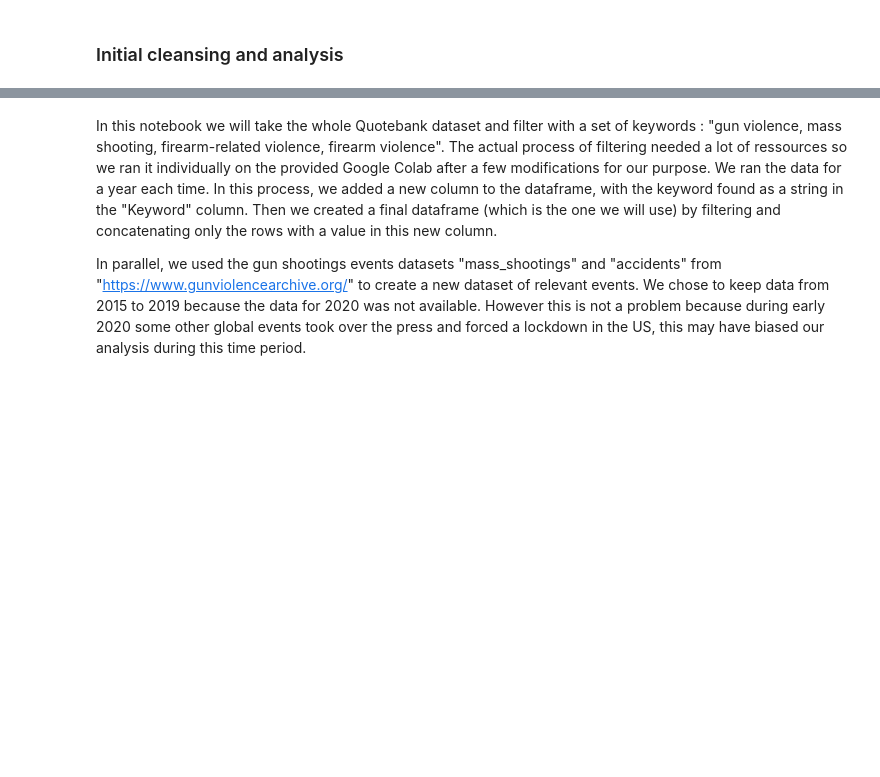
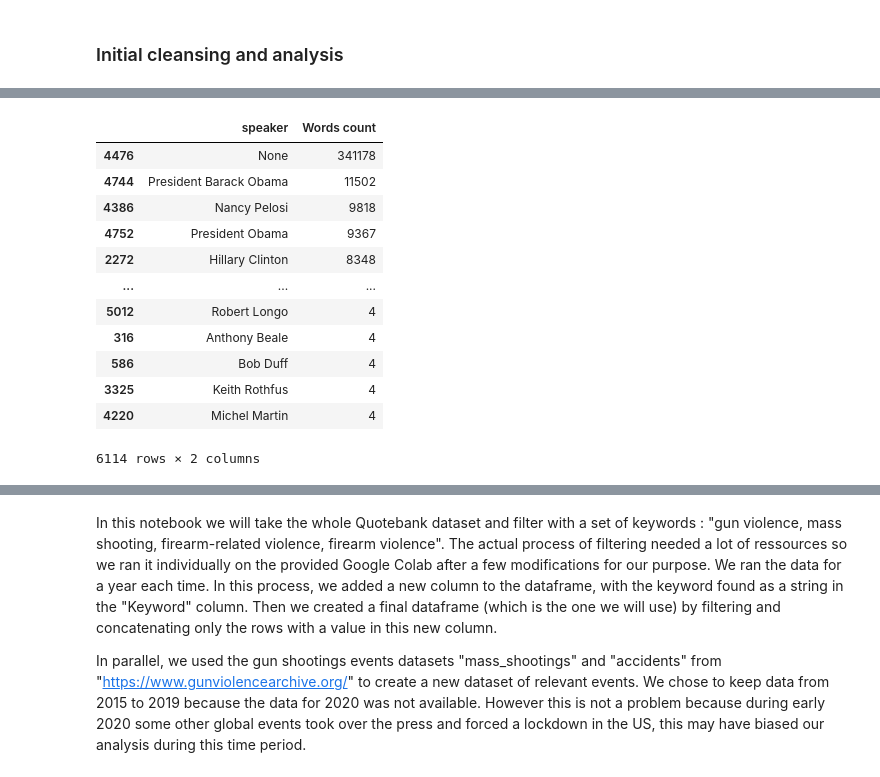
Before and after one commit to epfl-ada/ada-2021-project-lejt, a Jupyter notebook: Initial_Analysis.ipynb, the cells around one changed output, grey strips where cells are left out. Cells and saved outputs as stored; diff of their text form; code cells hidden in the pictures; blank space fills up the shorter version.

```diff
--- a/Initial_Analysis.ipynb
+++ b/Initial_Analysis.ipynb
@@ -2,0 +67,18 @@
+# %%
+sorted = df.groupby(['speaker'])[['Words count']].sum().reset_index()
+sorted.sort_values('Words count', ascending=False)
+#sorted.sample(30)
+# %% [output]
+|  | speaker | Words count |
+| 4476 | None | 341178 |
+| 4744 | President Barack Obama | 11502 |
+| 4386 | Nancy Pelosi | 9818 |
+| 4752 | President Obama | 9367 |
+| 2272 | Hillary Clinton | 8348 |
+| ... | ... | ... |
+| 5012 | Robert Longo | 4 |
+| 316 | Anthony Beale | 4 |
+| 586 | Bob Duff | 4 |
+| 3325 | Keith Rothfus | 4 |
+| 4220 | Michel Martin | 4 |
+6114 rows × 2 columns
```
Also changed, not shown: parts of 14 cells of this notebook.
